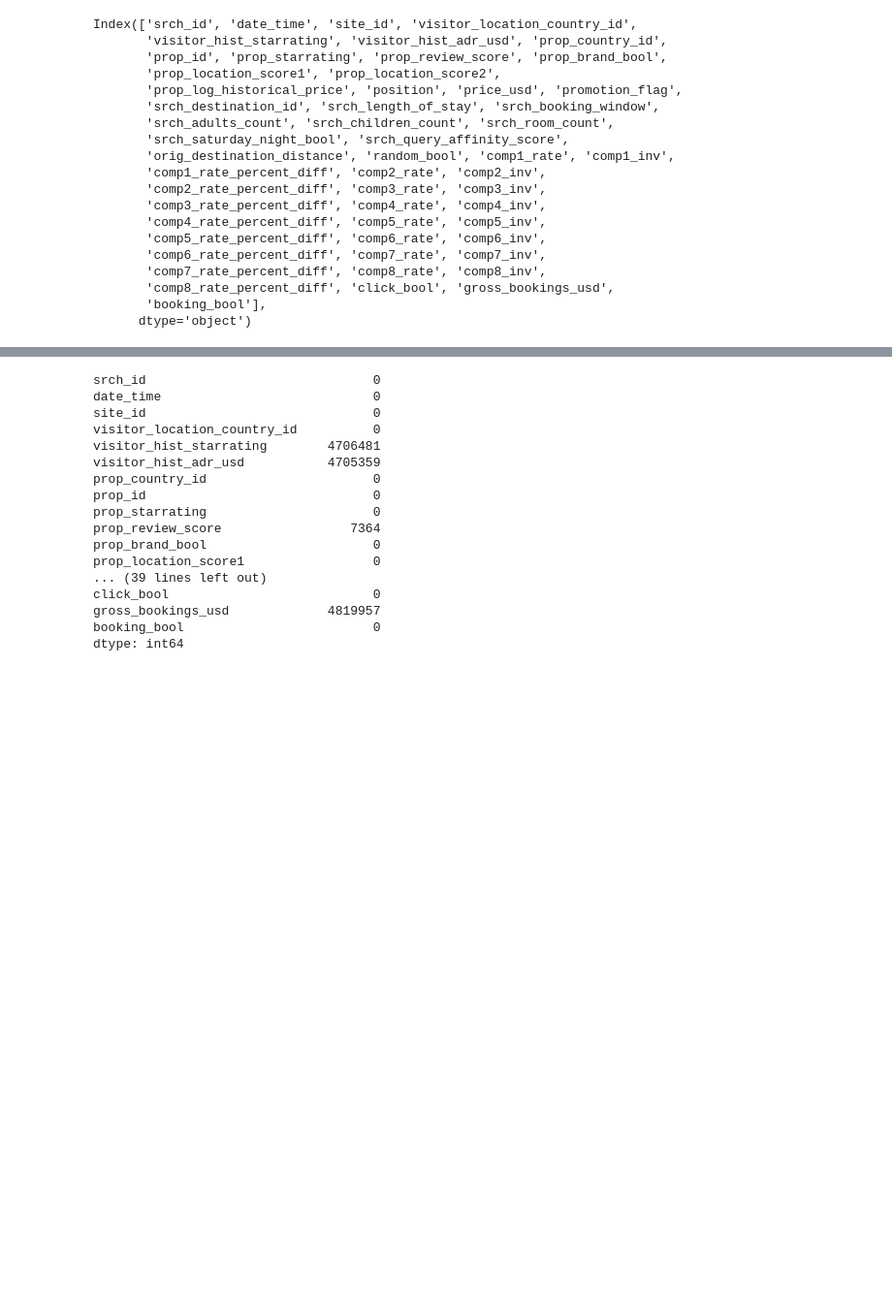
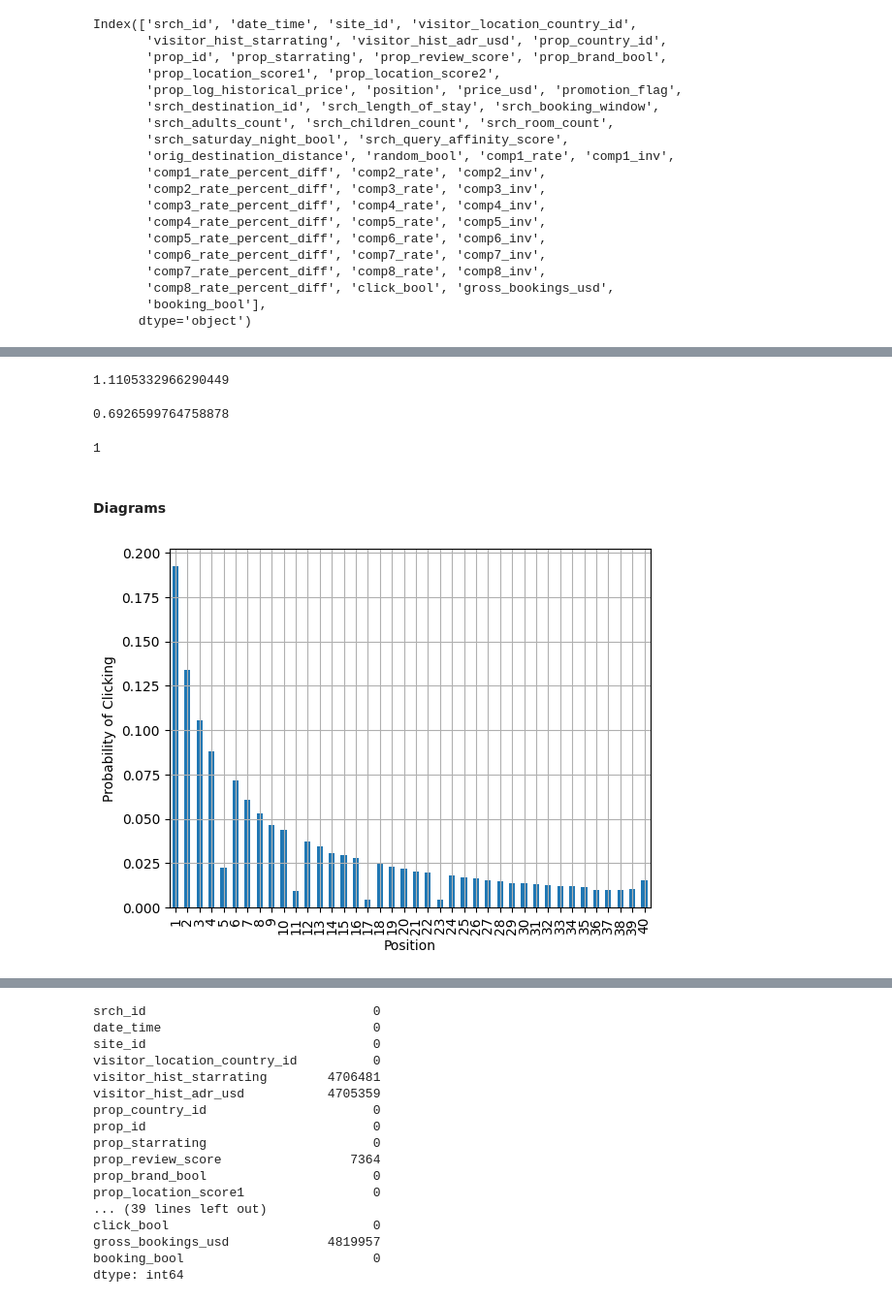
Before and after one commit to fati-gnl/ABM, a Jupyter notebook: notebooks/002_jgf_dask_data_exploration.ipynb, the cells around one changed output, grey strips where cells are left out. Shown at 97% size. Cells and saved outputs as stored; diff of their text form; code cells hidden in the pictures; blank space fills up the shorter version.

```diff
--- a/notebooks/002_jgf_dask_data_exploration.ipynb
+++ b/notebooks/002_jgf_dask_data_exploration.ipynb
@@ -9,4 +50,3 @@ import pandas as pd
 # %%
-train = dd.read_csv("../data/Raw/training_set_VU_DM.csv")
-test = dd.read_csv("../data/Raw/test_set_VU_DM.csv")
-sample_submission = dd.read_csv("../data/Raw/submission_sample.csv")
+train = dd.read_csv("drive/MyDrive/Raw/training_set_VU_DM.csv")
+test = dd.read_csv("drive/MyDrive/Raw/test_set_VU_DM.csv")
@@ -15,3 +53,5 @@ FileNotFoundError: ignored
+# %%
+train['date_time'] = dd.to_datetime(train['date_time'], format='%Y-%m-%d %H:%M:%S')
 # %% [markdown]
 # Inspect Train Data
 # %%
@@ -56,0 +132,34 @@ unique_srch_ids.shape
+# %%
+# Mean number of clicks for each srch_id
+df = train[["srch_id","click_bool"]].groupby('srch_id').sum().compute()
+df["click_bool"].mean()
+# %% [output]
+1.1105332966290449
+# %%
+# Mean number of bookings for each srch_id
+df = train[["srch_id","booking_bool"]].groupby('srch_id').sum().compute()
+df["booking_bool"].mean()
+# %% [output]
+0.6926599764758878
+# %%
+# Maximum number of bookings per srch_id
+df = train[["srch_id","booking_bool"]].groupby('srch_id').sum().compute()
+df["booking_bool"].max()
+# %% [output]
+1
+# %% [markdown]
+#### Diagrams
+# %%
+# Probability of clicking based on position (with all data)
+df = train[["position","click_bool"]].groupby('position').sum().compute()
+df1 = train[["position","click_bool"]].groupby('position').size().compute()
+# %%
+data = df['click_bool']/df1
+#plt.plot(data.index, data)
+data.plot(kind='bar', legend=None)
+plt.grid()
+plt.xlabel("Position")
+plt.ylabel("Probability of Clicking")
+plt.show()
+# %% [output]
+[figure, added]
```
Also changed, not shown: parts of 81 cells of this notebook.
